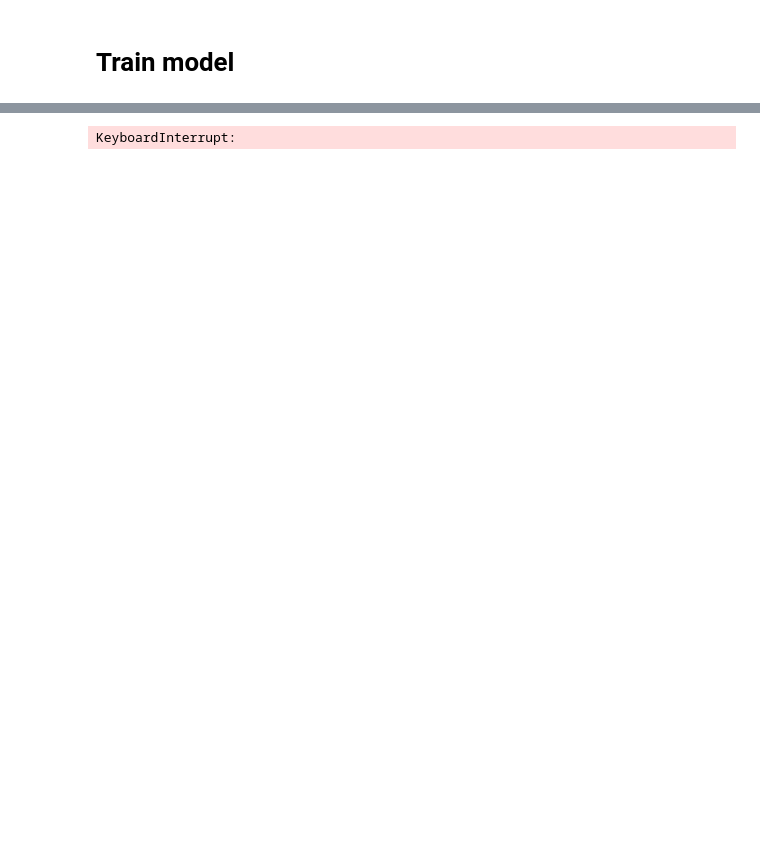
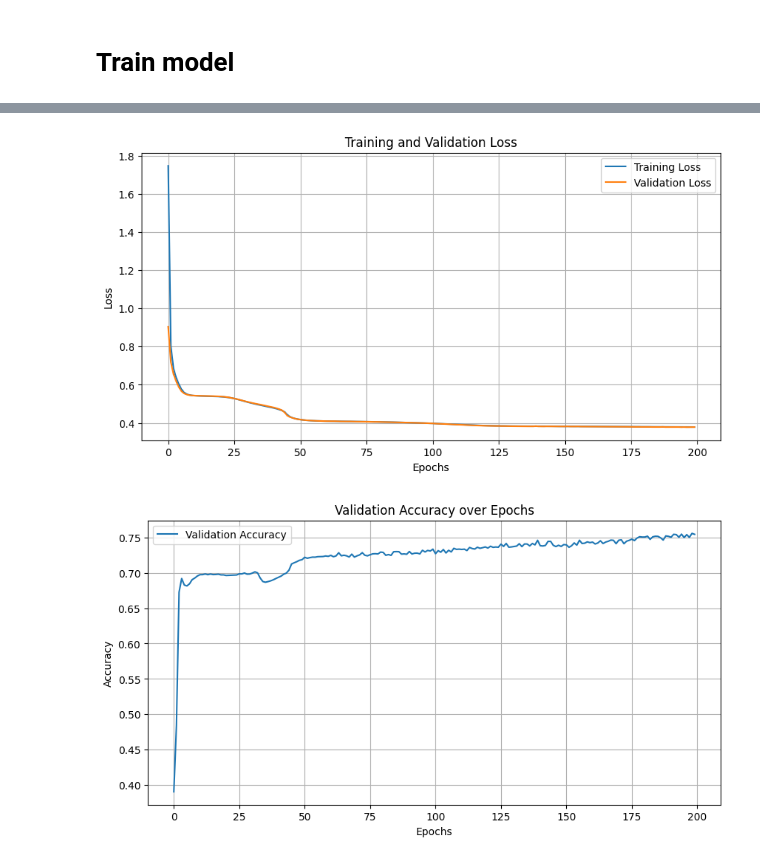
Before and after one commit to julballa/LatentLattice, a Jupyter notebook: escnn_autoencoder.ipynb, the cells around one changed output, grey strips where cells are left out. Saved outputs shown, nothing was run; the diff lists cells and outputs as text; code cells hidden in the pictures; blank space fills up the shorter version.

```diff
--- a/escnn_autoencoder.ipynb
+++ b/escnn_autoencoder.ipynb
@@ -359,25 +540,38 @@ val_loader = DataLoader(val_dataset, batch_size=32, shuffle=False)
 # %%
 import torch.optim as optim
 from torch.optim.lr_scheduler import StepLR
+import torch.nn.functional as F
+import matplotlib.pyplot as plt
 
 device = torch.device("cuda" if torch.cuda.is_available() else "cpu")
 print(f"Training on device: {device}")
 
-# Init model
-in_type = FieldType(rot2dOnR2(), [rot2dOnR2().trivial_repr])
-latent_type = FieldType(rot2dOnR2(), [rot2dOnR2().trivial_repr])
-out_type = FieldType(rot2dOnR2(), [rot2dOnR2().trivial_repr]*2)
+# Init model with Trivial Rep
+in_type = FieldType(flipRot2dOnR2(N=4), [flipRot2dOnR2(N=4).trivial_repr])
+latent_type = FieldType(flipRot2dOnR2(N=4), [flipRot2dOnR2(N=4).trivial_repr])
+out_type = FieldType(flipRot2dOnR2(N=4), [flipRot2dOnR2(N=4).trivial_repr]*2)
+
+# # Initialize FieldTypes with regular representations
+# g = flipRot2dOnR2(N=4)  # Group with N-fold rotational symmetry
+# in_type = FieldType(g, [g.regular_repr])  # Using regular representation for input
+# latent_type = FieldType(g, [g.regular_repr] * 8)  # Latent space
+# out_type = FieldType(g, [g.regular_repr] * 2)  # Output
 
 model = AutoEncoder(in_type, out_type, latent_type)
 
+
 model = model.to(device)
 criterion = nn.CrossEntropyLoss()  # Loss function
-optimizer = optim.Adam(model.parameters(), lr=0.05)  # Optimizer
+optimizer = optim.Adam(model.parameters(), lr=0.01)  # Optimizer
 
 # Define learning rate scheduler
-scheduler = StepLR(optimizer, step_size=40, gamma=0.1)
+scheduler = StepLR(optimizer, step_size=50, gamma=0.2)
 
-num_epochs = 500
+num_epochs = 200
+train_losses = []
+val_losses = []
+val_accuracies = []
+
 for epoch in range(num_epochs):
     model.train()  # Set model to training mode
     train_loss = 0
@@ -397,12 +591,14 @@ for epoch in range(num_epochs):
         train_loss += loss.item() * inputs.size(0)
 
     train_loss /= len(train_loader.dataset)
+    train_losses.append(train_loss)
 
     # Update learning rate
-    scheduler.step()
+    # scheduler.step()
 
     # Validation phase
     val_loss = 0
+    val_acc = 0
     model.eval()  # Set model to evaluation mode
     with torch.no_grad():
         for inputs, targets in val_loader:
@@ -411,8 +607,36 @@ for epoch in range(num_epochs):
             loss = criterion(outputs, targets)
             val_loss += loss.item() * inputs.size(0)
 
+            val_acc += (F.softmax(outputs, dim=1).argmax(dim=1) == targets).sum().float()
+
     val_loss /= len(val_loader.dataset)
+    val_acc /= (len(val_loader.dataset) * 144)
+    val_losses.append(val_loss)
+    val_accuracies.append(val_acc)
 
-    print(f"Epoch {epoch+1}/{num_epochs}, Train Loss: {train_loss:.4f}, Validation Loss: {val_loss:.4f}")
+    if epoch % 10 == 0:
+        print(f"Epoch {epoch+1}/{num_epochs}, Train Loss: {train_loss:.4f}, Validation Loss: {val_loss:.4f}, Validation Node Type Accuracy: {val_acc:.4f}")
+
+
+# Plotting the training and validation loss
+plt.figure(figsize=(10, 5))
+plt.plot(train_losses, label='Training Loss')
+plt.plot(val_losses, label='Validation Loss')
+plt.xlabel('Epochs')
+plt.ylabel('Loss')
+plt.title('Training and Validation Loss')
+plt.legend()
+plt.grid(True)
+plt.show()
+
+# Optionally, plot the validation accuracy
+plt.figure(figsize=(10, 5))
+plt.plot(val_accuracies, label='Validation Accuracy')
+plt.xlabel('Epochs')
+plt.ylabel('Accuracy')
+plt.title('Validation Accuracy over Epochs')
+plt.legend()
+plt.grid(True)
+plt.show()
 # %% [output]
 Training on device: cpu
@@ -435 +659,2 @@ Epoch 26/500, Train Loss: 0.3690, Validation Loss: 0.3744
-KeyboardInterrupt:
+[figure, added]
+[figure, added]
```
Also changed, not shown: parts of 14 cells of this notebook.
